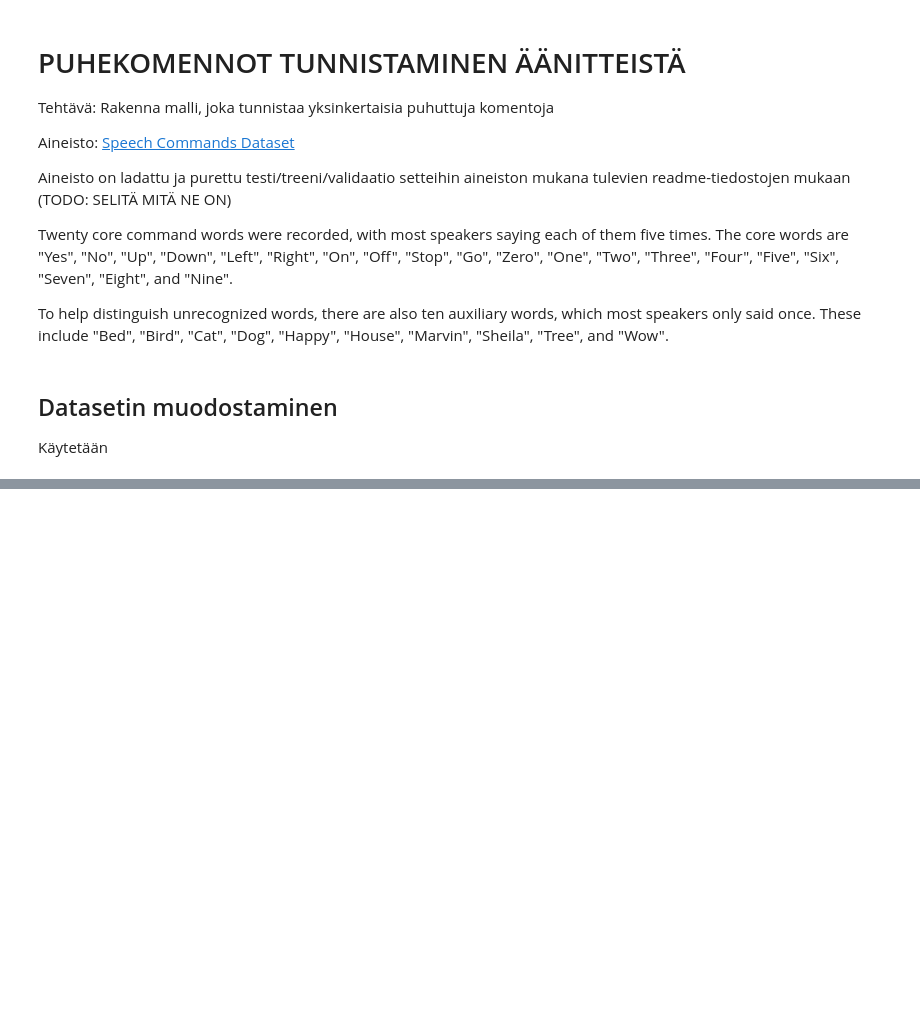
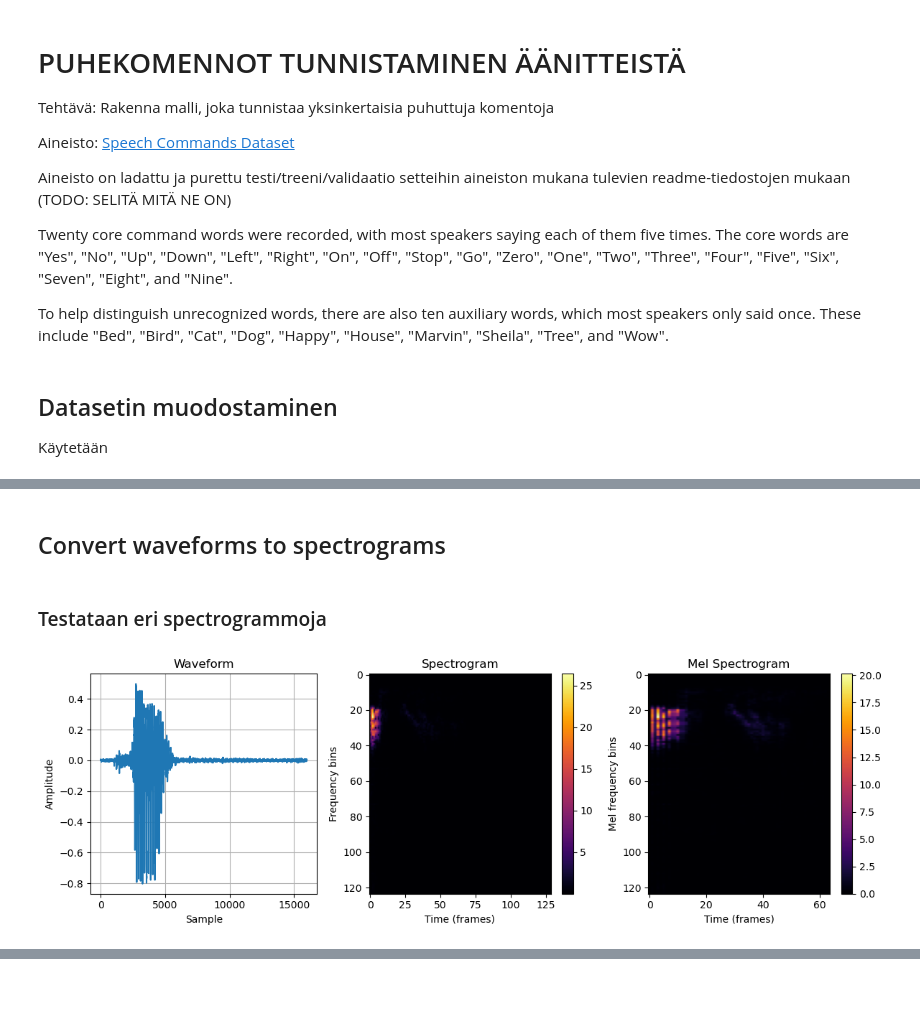
Before and after one commit to aarniman/NeuroverkotProjekti, a Jupyter notebook: Project_Week4/Puhekomennot.ipynb, the cells around one changed output, grey strips where cells are left out. Cells and saved outputs as stored; diff of their text form; code cells hidden in the pictures; blank space fills up the shorter version.

```diff
--- a/Project_Week4/Puhekomennot.ipynb
+++ b/Project_Week4/Puhekomennot.ipynb
@@ -66,0 +133,16 @@ Classes in training set: ['down', 'eight', 'five', 'four', 'go', 'left', 'nine',
+# %% [markdown]
+## Convert waveforms to spectrograms
+# %% [markdown]
+### Testataan eri spectrogrammoja
+# %%
+def get_spectrogram(waveform):
+  # Convert the waveform to a spectrogram via a STFT.
+  spectrogram = tf.signal.stft(
+      waveform, frame_length=255, frame_step=128)
+  # Obtain the magnitude of the STFT.
+  spectrogram = tf.abs(spectrogram)
+  # Add a `channels` dimension, so that the spectrogram can be used
+  # as image-like input data with convolution layers (which expect
+  # shape (`batch_size`, `height`, `width`, `channels`).
+  spectrogram = spectrogram[..., tf.newaxis]
+  return spectrogram
@@ -66,0 +170,35 @@ Classes in training set: ['down', 'eight', 'five', 'four', 'go', 'left', 'nine',
+# %%
+def plot_waveform_and_spectrograms(waveform):
+    # Plot the waveform
+    plt.figure(figsize=(12, 4))
+    plt.subplot(1, 3, 1)
+    plt.plot(waveform.numpy())
+    plt.title('Waveform')
+    plt.xlabel('Sample')
+    plt.ylabel('Amplitude')
+    plt.grid(True)
+
+    # Plot the spectrogram
+    spectrogram = get_spectrogram(waveform)
+    plt.subplot(1, 3, 2)
+    plt.imshow(tf.squeeze(spectrogram).numpy(), aspect='auto', cmap='inferno')
+    plt.title('Spectrogram')
+    plt.xlabel('Time (frames)')
+    plt.ylabel('Frequency bins')
+    plt.colorbar()
+
+    # Plot the mel spectrogram
+    mel_spectrogram = get_mel_spectrogram(waveform)
+    plt.subplot(1, 3, 3)
+    plt.imshow(tf.squeeze(mel_spectrogram).numpy(), aspect='auto', cmap='inferno')
+    plt.title('Mel Spectrogram')
+    plt.xlabel('Time (frames)')
+    plt.ylabel('Mel frequency bins')
+    plt.colorbar()
+
+    plt.tight_layout()
+    plt.show()
+# %%
+plot_waveform_and_spectrograms(example_batch[0])
+# %% [output]
+[figure, added]
```
Also changed, not shown: parts of 26 cells of this notebook.
